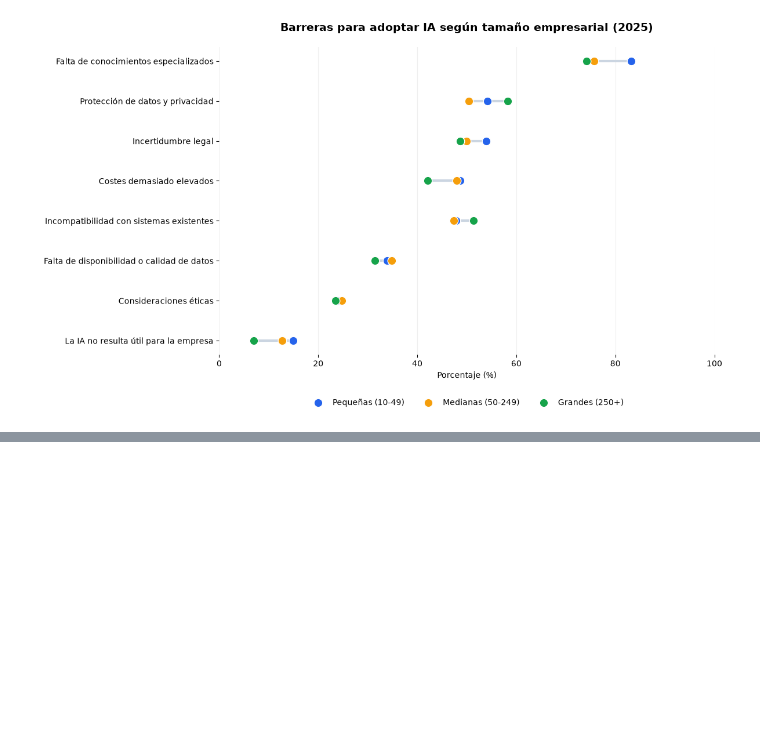
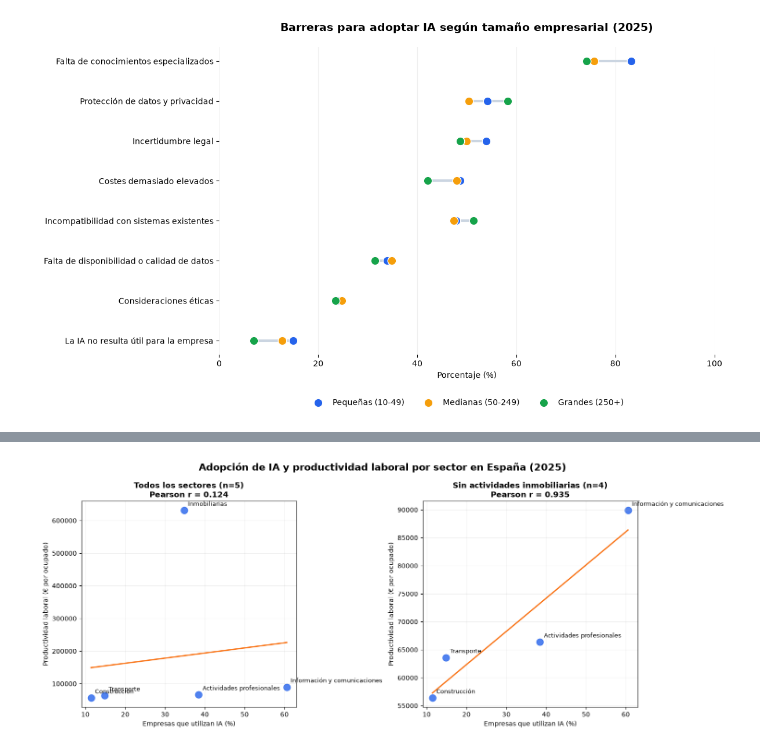
Before and after one commit to sarave-coder/EDA_IA_PRODUCTIVIDAD_ESPANA, a Jupyter notebook: src/borrador_main.ipynb, the cells around one changed output, grey strips where cells are left out. Saved outputs shown, nothing was run; the diff lists cells and outputs as text; code cells hidden in the pictures; blank space fills up the shorter version.

```diff
--- a/src/main.ipynb
+++ b/src/borrador_main.ipynb
@@ -2339,0 +2352,17 @@ Length: 1, dtype: str
+# %%
+# H5.3 - Comprobar datos de  BBDD personas ocupadas
+
+df_ocupados = pd.read_csv("data/raw/ocupados_espana_2025.csv")
+
+print("Dimensiones:", df_ocupados.shape)
+print("\nAños:", df_ocupados["TIME_PERIOD"].unique())
+print("País:", df_ocupados["geo"].unique())
+print("Indicadores:", df_ocupados["na_item"].unique())
+print("Unidades:", df_ocupados["unit"].unique())
+print("Número de sectores:", df_ocupados["nace_r2"].nunique())
+
+display(
+    df_ocupados[
+        ["nace_r2", "na_item", "unit", "OBS_VALUE"]
+    ].head(10)
+)
@@ -2339,0 +2595,66 @@ Length: 1, dtype: str
+# %%
+# H5.8 - Relación entre adopción de IA y productividad (2025)
+
+fig, axes = plt.subplots(1, 2, figsize=(15, 6))
+
+graficos = [
+    (df_h5, "Todos los sectores (n=5)", correlacion_total),
+    (
+        df_h5_sin_inmobiliarias,
+        "Sin actividades inmobiliarias (n=4)",
+        correlacion_sin_inmobiliarias
+    )
+]
+
+nombres = {
+    "F": "Construcción",
+    "H": "Transporte",
+    "J": "Información y comunicaciones",
+    "L": "Inmobiliarias",
+    "M": "Actividades profesionales"
+}
+
+for ax, (datos, titulo, correlacion) in zip(axes, graficos):
+
+    sns.regplot(
+        data=datos,
+        x="adopcion_ia_pct",
+        y="productividad_eur",
+        ax=ax,
+        ci=None,
+        scatter_kws={"s": 110, "color": "#2563EB"},
+        line_kws={"color": "#F97316", "linewidth": 2}
+    )
+
+    for _, fila in datos.iterrows():
+        ax.annotate(
+            nombres[fila["nace_r2"]],
+            (
+                fila["adopcion_ia_pct"],
+                fila["productividad_eur"]
+            ),
+            xytext=(6, 7),
+            textcoords="offset points",
+            fontsize=9
+        )
+
+    ax.set_title(
+        f"{titulo}\nPearson r = {correlacion:.3f}",
+        fontsize=12,
+        fontweight="bold"
+    )
+
+    ax.set_xlabel("Empresas que utilizan IA (%)")
+    ax.set_ylabel("Productividad laboral (€ por ocupado)")
+    ax.grid(alpha=0.2)
+
+fig.suptitle(
+    "Adopción de IA y productividad laboral por sector en España (2025)",
+    fontsize=15,
+    fontweight="bold"
+)
+
+plt.tight_layout()
+plt.show()
+# %% [output]
+[figure, added]
```
Also changed, not shown: parts of 8 cells of this notebook, 2 other files.
